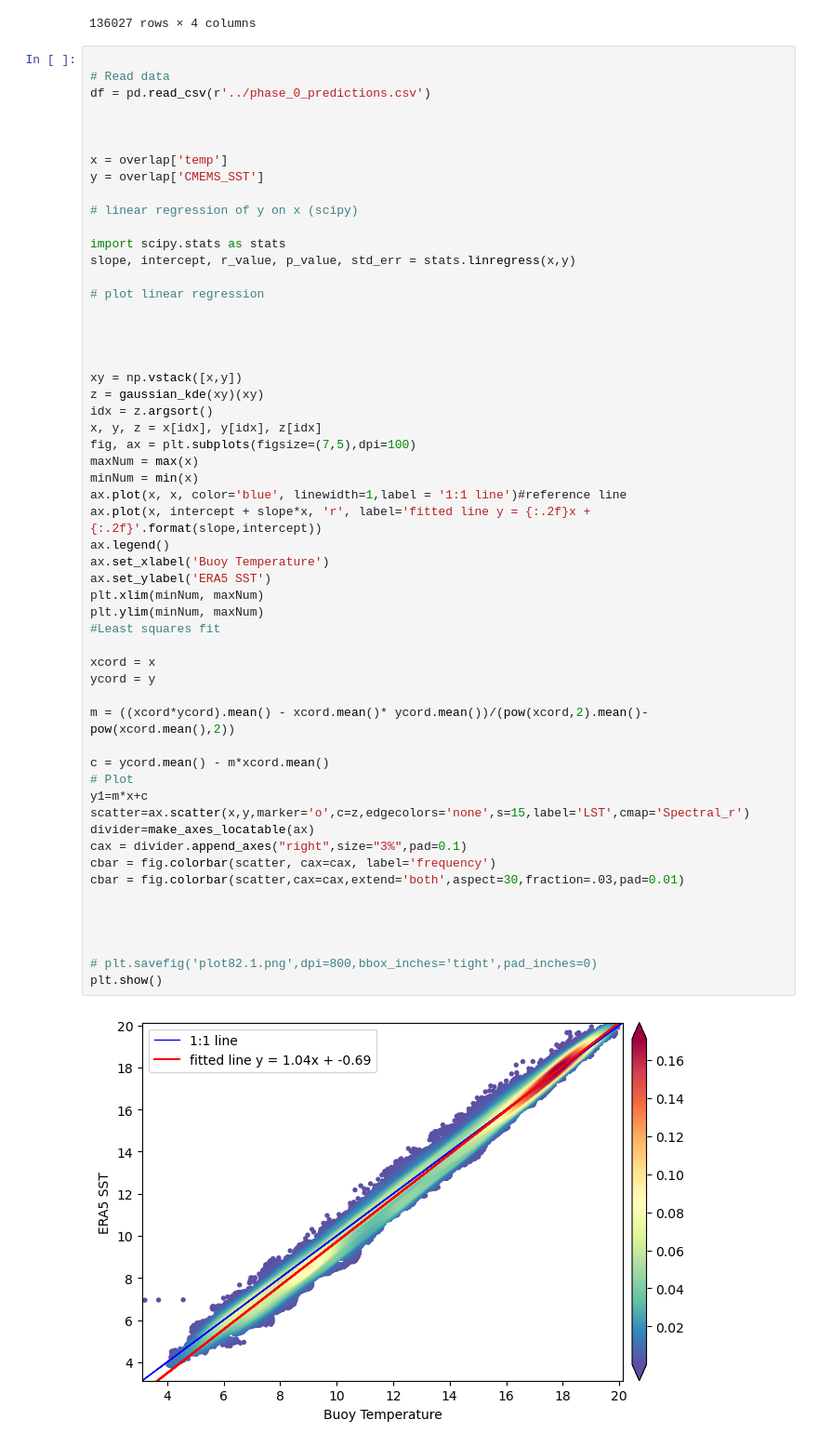
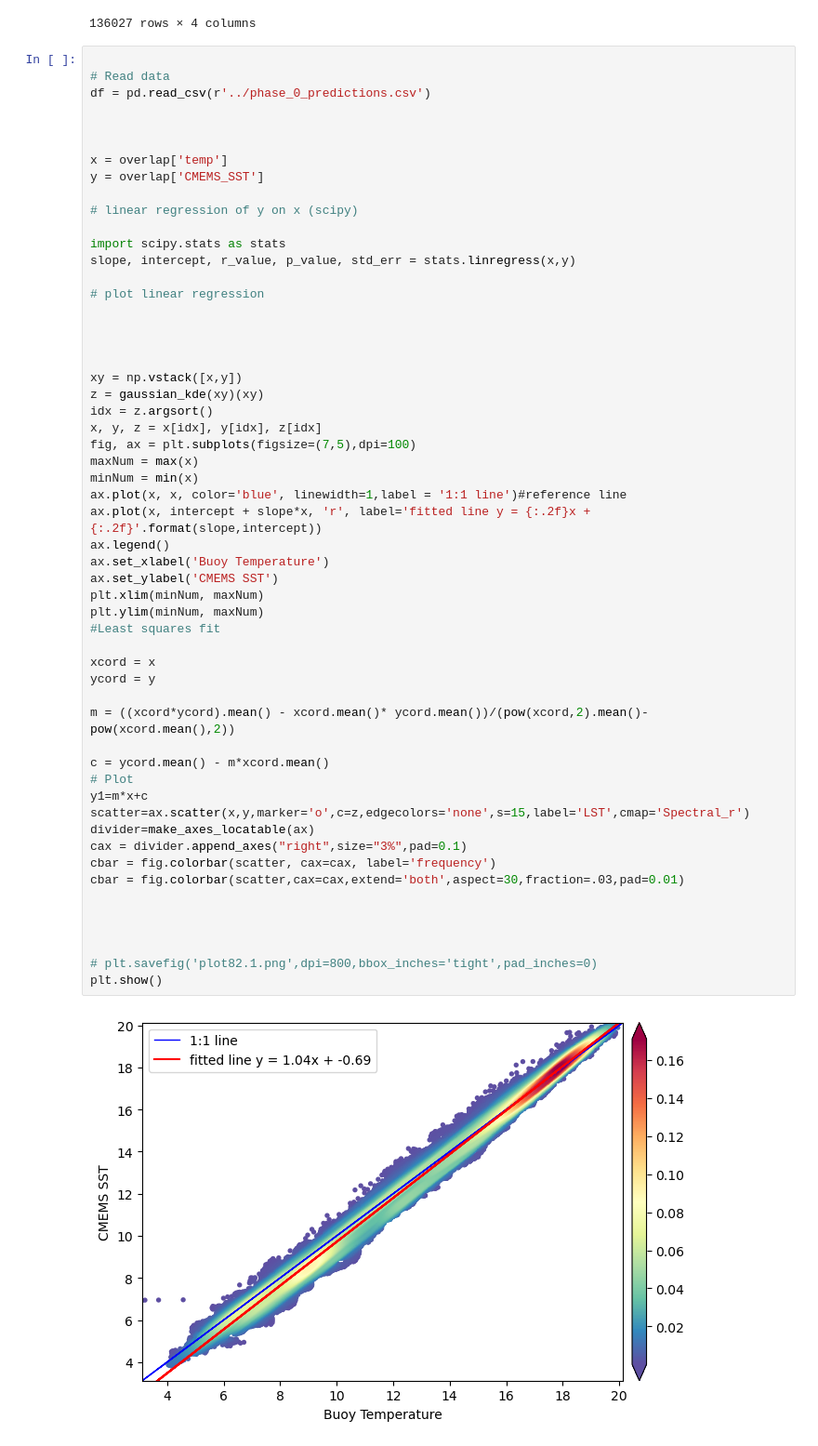
Before and after one commit to Reubenpt123/DAV, a Jupyter notebook: Scatter_plot.ipynb, the cells around one changed output. Shown: that part at 93% size. Drawn from its saved outputs; the diff is of its cells as text.

Commit message:
add temp scatter plot

```diff
--- a/Scatter_plot.ipynb
+++ b/Scatter_plot.ipynb
@@ -145,32 +145,32 @@ fig, ax = plt.subplots(figsize=(7,5),dpi=100)
 maxNum = max(x)
 minNum = min(x)
 ax.plot(x, x, color='blue', linewidth=1,label = '1:1 line')#reference line
 ax.plot(x, intercept + slope*x, 'r', label='fitted line y = {:.2f}x + {:.2f}'.format(slope,intercept))
 ax.legend()
 ax.set_xlabel('Buoy Temperature')
-ax.set_ylabel('ERA5 SST')
+ax.set_ylabel('CMEMS SST')
 plt.xlim(minNum, maxNum)
 plt.ylim(minNum, maxNum)
 #Least squares fit
 
 xcord = x
 ycord = y
 
 m = ((xcord*ycord).mean() - xcord.mean()* ycord.mean())/(pow(xcord,2).mean()-pow(xcord.mean(),2))
 
 c = ycord.mean() - m*xcord.mean()
 # Plot
 y1=m*x+c
 scatter=ax.scatter(x,y,marker='o',c=z,edgecolors='none',s=15,label='LST',cmap='Spectral_r')
 divider=make_axes_locatable(ax)
 cax = divider.append_axes("right",size="3%",pad=0.1)
 cbar = fig.colorbar(scatter, cax=cax, label='frequency')
 cbar = fig.colorbar(scatter,cax=cax,extend='both',aspect=30,fraction=.03,pad=0.01)
 
 
 
 
 # plt.savefig('plot82.1.png',dpi=800,bbox_inches='tight',pad_inches=0)
 plt.show()
 # %% [output]
-[figure, old version]
+[figure, new version]
```
Also changed, not shown: parts of 1 cell of this notebook.
